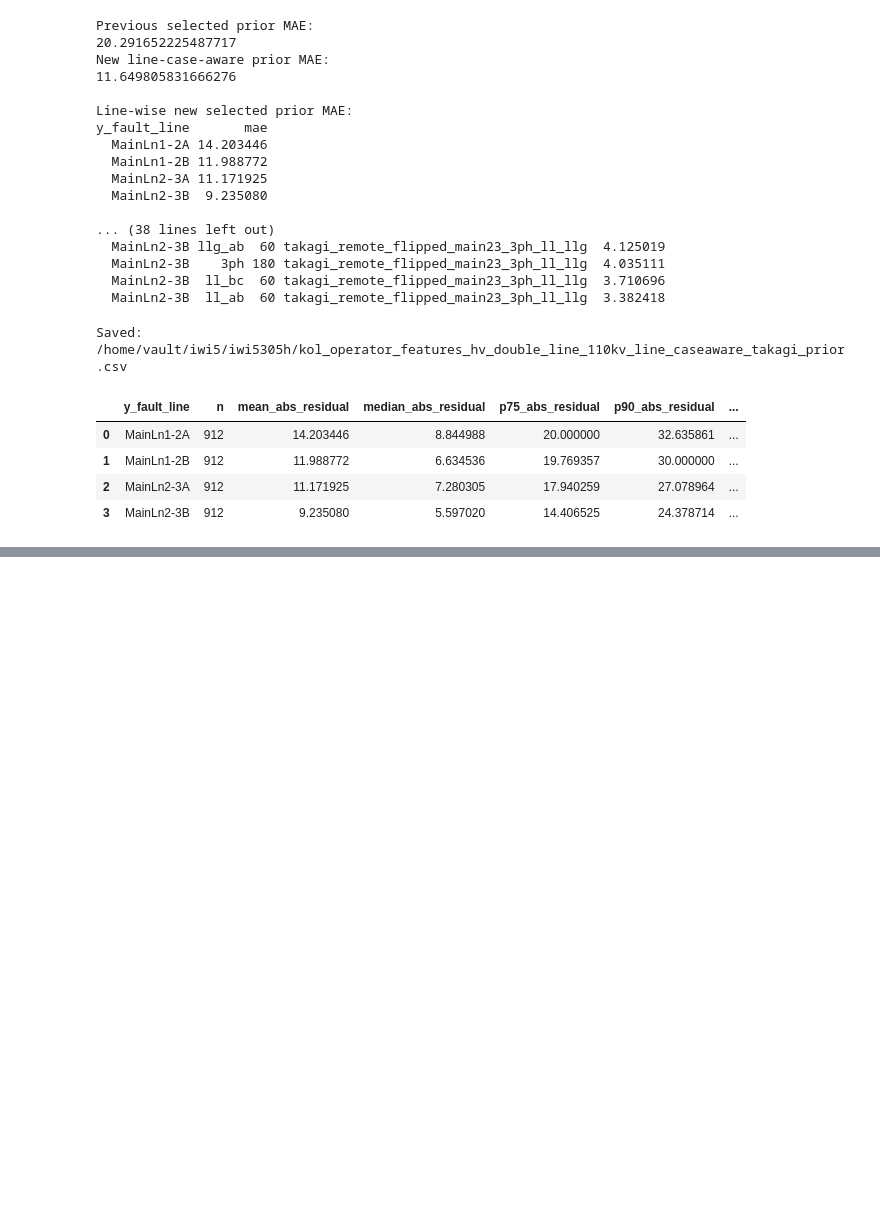
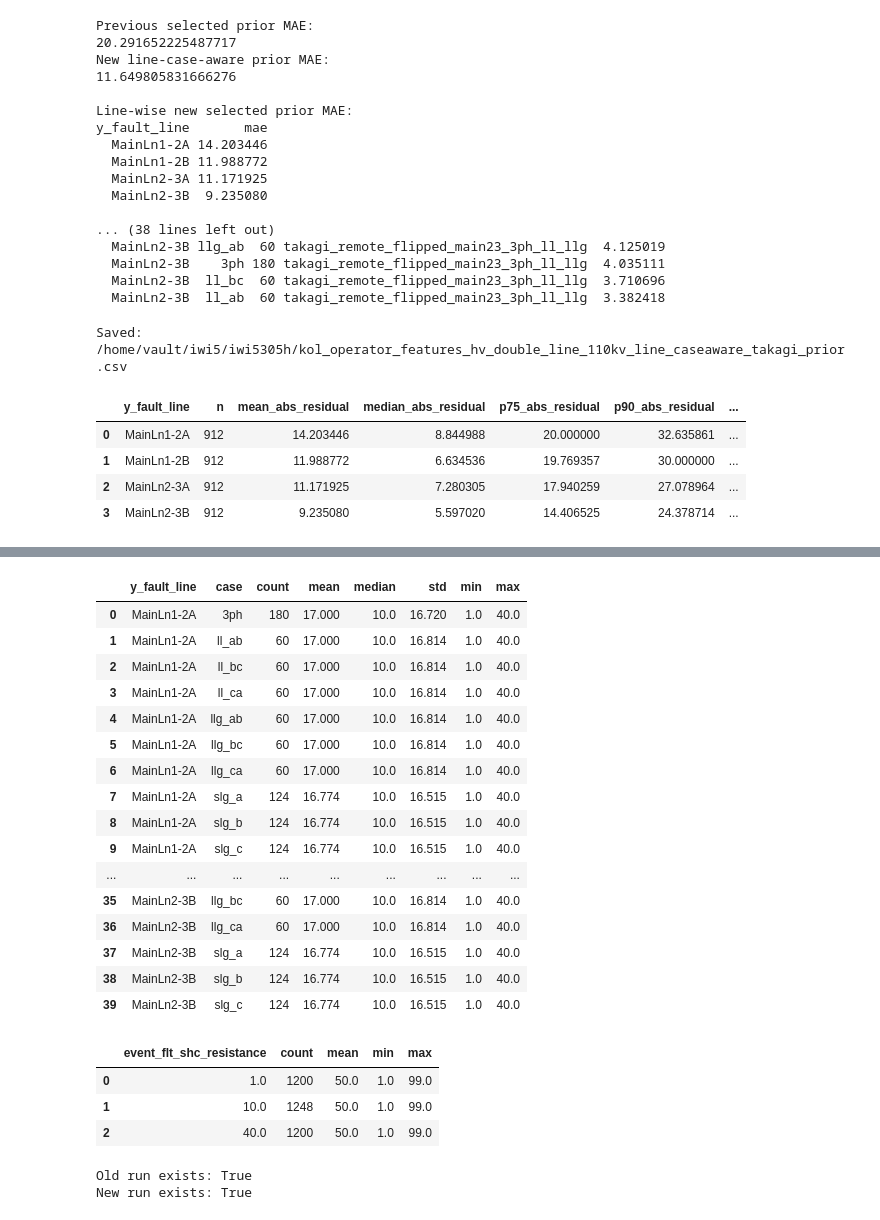
Before and after one commit to sagar-crypto/Masters_thesis_PR_LABS, a Jupyter notebook: EDA.ipynb, the cells around one changed output, grey strips where cells are left out. Saved outputs shown, nothing was run; the diff lists cells and outputs as text; code cells hidden in the pictures; blank space fills up the shorter version.

```diff
--- a/EDA.ipynb
+++ b/EDA.ipynb
@@ -3793,0 +5260,54 @@ summary
+# %%
+event_summary = (
+    df.groupby(["y_fault_line", "case"])["event_flt_shc_resistance"]
+      .agg(["count", "mean", "median", "std", "min", "max"])
+      .reset_index()
+)
+
+display(event_summary.round(3))
+# %% [output]
+|  | y_fault_line | case | count | mean | median | std | min | max |
+| 0 | MainLn1-2A | 3ph | 180 | 17.000 | 10.0 | 16.720 | 1.0 | 40.0 |
+| 1 | MainLn1-2A | ll_ab | 60 | 17.000 | 10.0 | 16.814 | 1.0 | 40.0 |
+| 2 | MainLn1-2A | ll_bc | 60 | 17.000 | 10.0 | 16.814 | 1.0 | 40.0 |
+| 3 | MainLn1-2A | ll_ca | 60 | 17.000 | 10.0 | 16.814 | 1.0 | 40.0 |
+| 4 | MainLn1-2A | llg_ab | 60 | 17.000 | 10.0 | 16.814 | 1.0 | 40.0 |
+| 5 | MainLn1-2A | llg_bc | 60 | 17.000 | 10.0 | 16.814 | 1.0 | 40.0 |
+| 6 | MainLn1-2A | llg_ca | 60 | 17.000 | 10.0 | 16.814 | 1.0 | 40.0 |
+| 7 | MainLn1-2A | slg_a | 124 | 16.774 | 10.0 | 16.515 | 1.0 | 40.0 |
+| 8 | MainLn1-2A | slg_b | 124 | 16.774 | 10.0 | 16.515 | 1.0 | 40.0 |
+| 9 | MainLn1-2A | slg_c | 124 | 16.774 | 10.0 | 16.515 | 1.0 | 40.0 |
+| ... | ... | ... | ... | ... | ... | ... | ... | ... |
+| 35 | MainLn2-3B | llg_bc | 60 | 17.000 | 10.0 | 16.814 | 1.0 | 40.0 |
+| 36 | MainLn2-3B | llg_ca | 60 | 17.000 | 10.0 | 16.814 | 1.0 | 40.0 |
+| 37 | MainLn2-3B | slg_a | 124 | 16.774 | 10.0 | 16.515 | 1.0 | 40.0 |
+| 38 | MainLn2-3B | slg_b | 124 | 16.774 | 10.0 | 16.515 | 1.0 | 40.0 |
+| 39 | MainLn2-3B | slg_c | 124 | 16.774 | 10.0 | 16.515 | 1.0 | 40.0 |
+# %%
+display(
+    df.groupby("event_flt_shc_resistance")["y_fault_location"]
+      .agg(["count", "mean", "min", "max"])
+      .reset_index()
+      .sort_values("event_flt_shc_resistance")
+)
+# %% [output]
+|  | event_flt_shc_resistance | count | mean | min | max |
+| 0 | 1.0 | 1200 | 50.0 | 1.0 | 99.0 |
+| 1 | 10.0 | 1248 | 50.0 | 1.0 | 99.0 |
+| 2 | 40.0 | 1200 | 50.0 | 1.0 | 99.0 |
+# %%
+from pathlib import Path
+
+old_run_dir = Path(
+    "outputs/MainLn1-2A__kol_operator_features_hv_double_line_110kv_caseaware_family_takagi_prior__threeph_add_ground_mul__all_fault_start__run_2026-05-03T09:58:27.279672Z"
+)
+
+new_run_dir = Path(
+    "outputs/MainLn1-2A__kol_operator_features_hv_double_line_110kv_line_caseaware_mod_takagi_tf_only_prior_filled__threeph_add_ground_mul__all_fault_start__run_2026-06-06T11:38:40.374852Z"
+)
+
+print("Old run exists:", old_run_dir.exists())
+print("New run exists:", new_run_dir.exists())
+# %% [output]
+Old run exists: True
+New run exists: True
```
Also changed, not shown: parts of 41 cells of this notebook, 15 other files.
